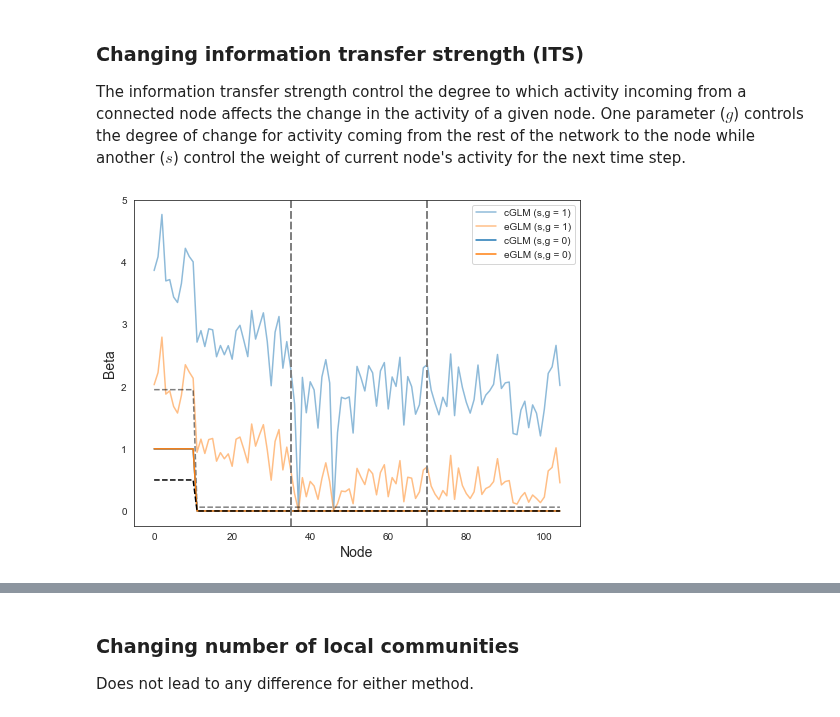
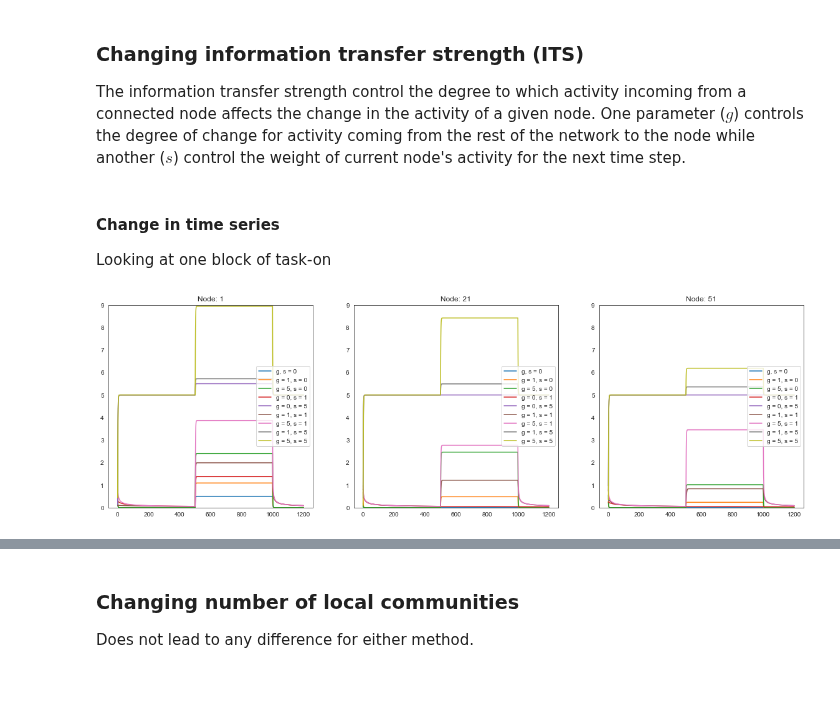
Before and after one commit to zenkavi/DevStudy_FmriNbs, a Jupyter notebook: notebooks/informationtransfermapping/TheoreticalResults/Zenkavi_Simulations/Extended_GLM_neural_network_level.ipynb, the cells around one changed output, grey strips where cells are left out. Saved outputs shown, nothing was run; the diff lists cells and outputs as text; code cells hidden in the pictures; blank space fills up the shorter version.

Commit message:
Looking at ITS changes more systematically

```diff
--- a/notebooks/informationtransfermapping/TheoreticalResults/Zenkavi_Simulations/Extended_GLM_neural_network_level.ipynb
+++ b/notebooks/informationtransfermapping/TheoreticalResults/Zenkavi_Simulations/Extended_GLM_neural_network_level.ipynb
@@ -736,11 +750,12 @@ new_sim_s0_g0 = sim_network_task_glm(s = 0, g = 0)
-# %%
-plot_sim_network_glm(data = base_sim, alp = .5, ucr_label="cGLM (s,g = 1)", ext_label="eGLM (s,g = 1)")
-plot_sim_network_glm(data = new_sim_s0_g0, ucr_label="cGLM (s,g = 0)", ext_label="eGLM (s,g = 0)")
-# %% [output]
-[figure, removed]
+# %% [markdown]
+#### Change in time series
+
+Looking at one block of task-on
 # %%
-#new_sim_g0_s0
 #new_sim_g1_s1 = base_sim
+new_sim_g0_s0 = sim_network_task_glm(s = 0, g = 0)
+new_sim_g0_s1 = sim_network_task_glm(g = 0, s = 1)
+new_sim_g1_s0 = sim_network_task_glm(g = 1, s = 0)
 new_sim_g5_s1 = sim_network_task_glm(g = 5, s = 1)
 new_sim_g5_s0 = sim_network_task_glm(g = 5, s = 0)
 new_sim_g1_s5 = sim_network_task_glm(g = 1, s = 5)
@@ -749,20 +764,23 @@ new_sim_g5_s5 = sim_network_task_glm(g = 5, s = 5)
 # %%
 plt.rcParams["figure.figsize"][0] = 20
 plt.rcParams["figure.figsize"][1] = 6
 
 #stim node, non-stim hub node, non-stim local node
 plot_nodes = [1, 21, 51]
 x_len = td_stimtimes_0_5.shape[1]
+x_len = 1200
 
-sims = [new_sim_s0_g0, base_sim, new_sim_g5_s1, new_sim_g5_s0, new_sim_g1_s5, new_sim_g0_s5, new_sim_g5_s5]
+sims = [new_sim_g0_s0, new_sim_g1_s0, new_sim_g5_s0, new_sim_g0_s1, new_sim_g0_s5, base_sim, new_sim_g5_s1, new_sim_g1_s5, new_sim_g5_s5]
 
-titles = ['s, g = 0', 's, g = 1', 's = 1, g = 5',  's = 0, g = 5',  's = 5, g = 1',  's = 5, g = 0',  's = 5, g = 5',]
+titles = ['g, s = 0', 'g = 1, s = 0', 'g = 5, s = 0', 'g = 0, s = 1', 'g = 0, s = 5', 'g = 1, s = 1', 'g = 5, s = 1', 'g = 1, s = 5', 'g = 5, s = 5']
 fig, a = plt.subplots(1,3)
 
 for i,cur_sim in enumerate(sims):
     for j,cur_node in enumerate(plot_nodes):
         a[j].plot(range(x_len), cur_sim['taskdata'][cur_node][:x_len], label = str(titles[i]))
         #a[j].plot(range(x_len), td_stimtimes_0_5[0], '--', color = "black")
         a[j].legend(loc = "center right")
         a[j].set_title("Node: " +str(cur_node))
-        #a[j].set_ylim([0, 6])
+        a[j].set_ylim([0, 9])
+# %% [output]
+[figure, added]
```
Also changed, not shown: parts of 29 cells of this notebook.
